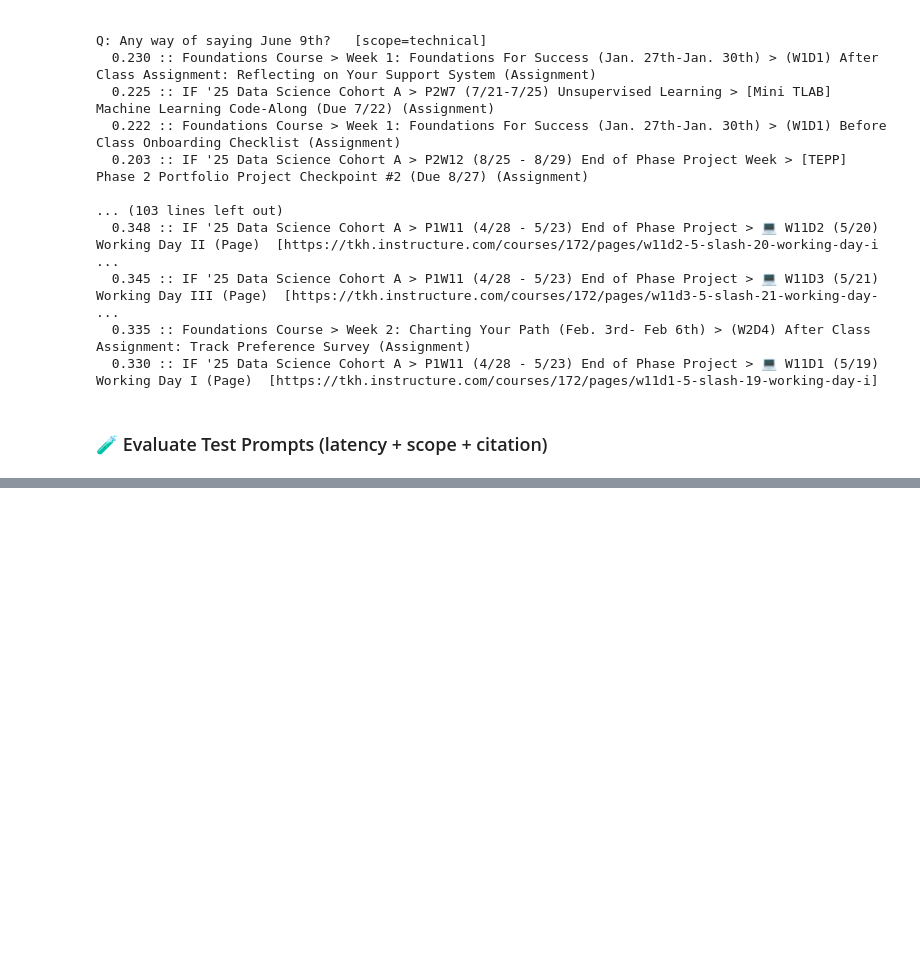
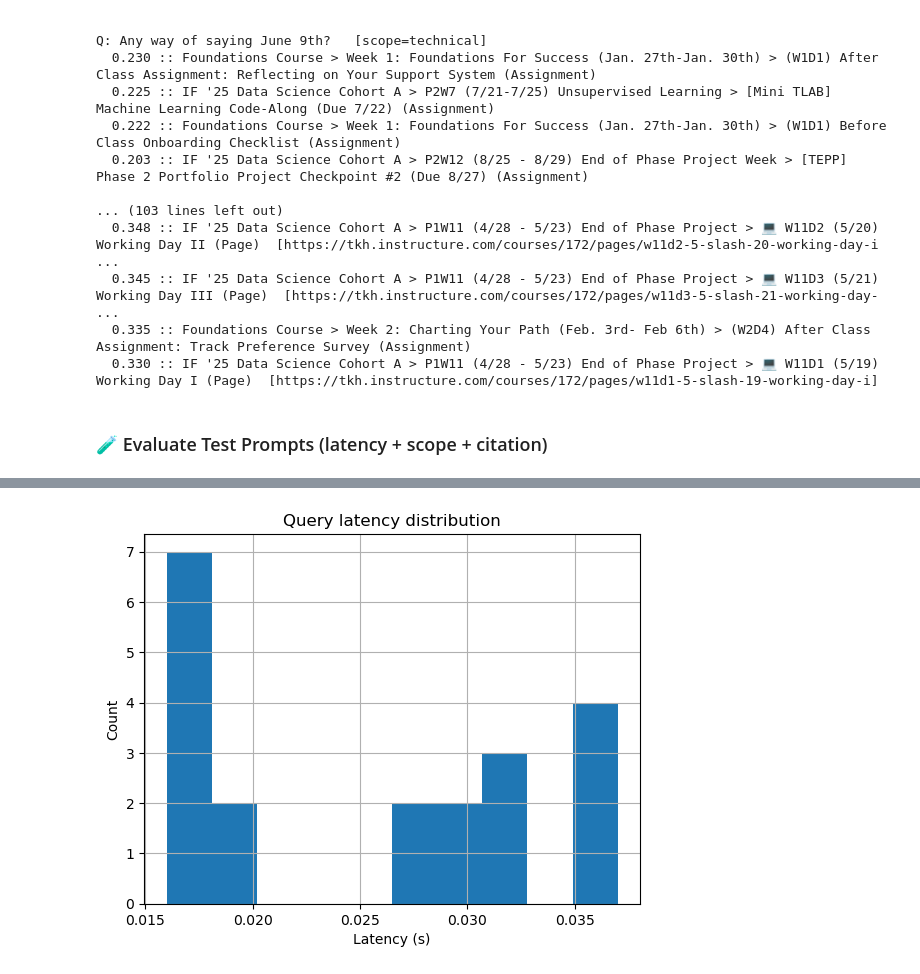
Before and after one commit to DataEden/SlideHunter, a Jupyter notebook: notebooks/nb03_eval.ipynb, the cells around one changed output, grey strips where cells are left out. Saved outputs shown, nothing was run; the diff lists cells and outputs as text; code cells hidden in the pictures; blank space fills up the shorter version.

Commit message:
Added EDA section, charts, etc.

```diff
--- a/notebooks/nb03_eval.ipynb
+++ b/notebooks/nb03_eval.ipynb
@@ -297,0 +362,10 @@ slidehunter_df
+# %%
+sh_df["latency_s"].describe()
+
+sh_df["latency_s"].hist(bins=10)
+plt.xlabel("Latency (s)")
+plt.ylabel("Count")
+plt.title("Query latency distribution")
+plt.show()
+# %% [output]
+[figure, added]
```
Also changed, not shown: parts of 18 cells of this notebook.
